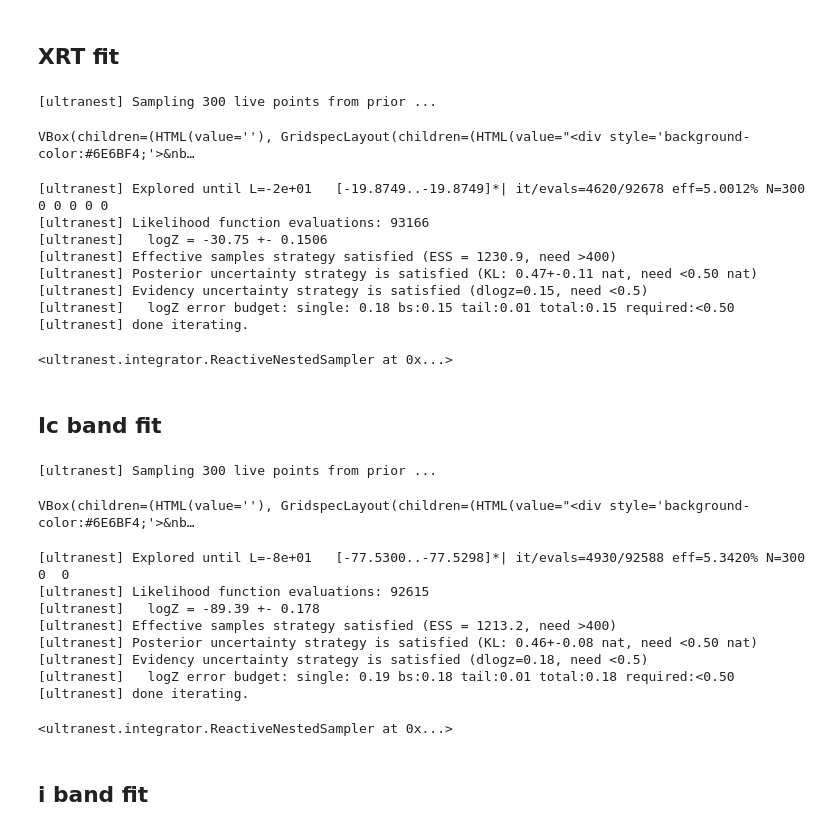
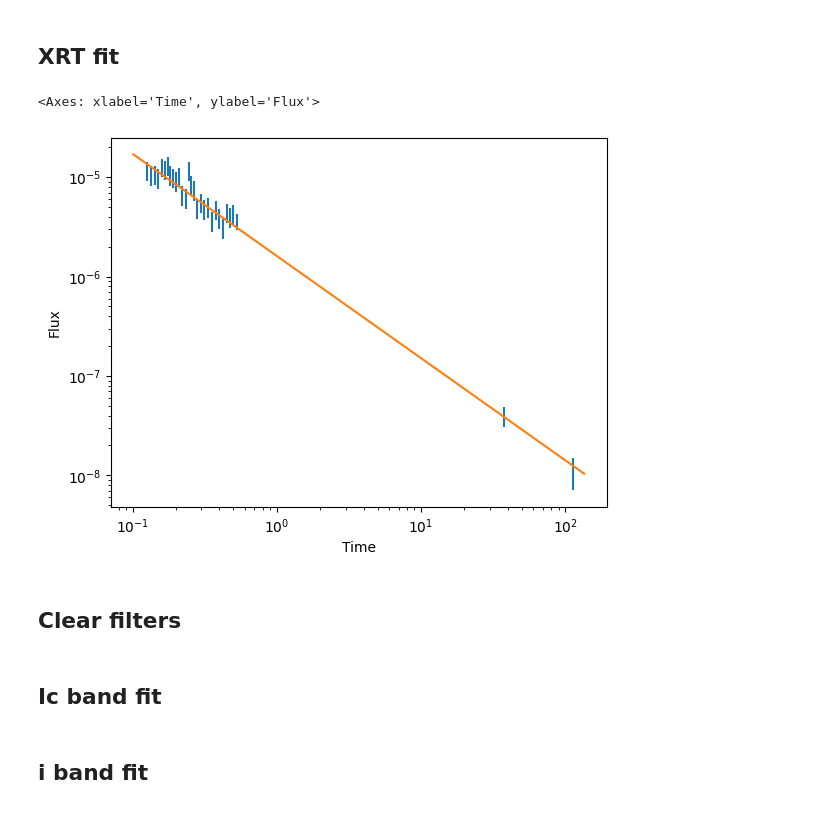
Before and after one commit to 7DimensionalTelescope/GRB251013C, a Jupyter notebook: run.ipynb, the cells around one changed output. Drawn from its saved outputs; the diff is of its cells as text; code cells hidden in the pictures.

```diff
--- a/run.ipynb
+++ b/run.ipynb
@@ -60,21 +64,14 @@ from code.analysis import Analyzer
 from code.functions import *
 from code.prior import *
 # %%
-df = read_data("xrt")
-df = filter_data(df, exclude_time_range = (3e3,  1e4))
-y_err = np.array([max(np.abs(high), np.abs(low)) for high, low in zip(df["Flux_high"], df["Flux_low"])])
-
-alz_xrt = Analyzer(df["Time"]/3600, df["Flux"], power_law, y_data_error=y_err)
-alz_xrt.run()
+df_xrt = read_data("xrt")
+df_filtered = filter_data(df_xrt, exclude_time_range = (3e3,  1e4))
+y_err = np.array([max(np.abs(high), np.abs(low)) for high, low in zip(df_filtered["Flux_high"], df_filtered["Flux_low"])])
+alz_xrt = Analyzer(df_filtered["Time"]/3600, df_filtered["Flux"], power_law, y_data_error=y_err)
+alz_xrt.run(method="curve_fit")
-# %% [output]
-[ultranest] Sampling 300 live points from prior ...
-VBox(children=(HTML(value=''), GridspecLayout(children=(HTML(value="<div style='background-color:#6E6BF4;'>&nb…
-[ultranest] Explored until L=-2e+01   [-19.8749..-19.8749]*| it/evals=4620/92678 eff=5.0012% N=300     0 0 0 0 0
-[ultranest] Likelihood function evaluations: 93166
-[ultranest]   logZ = -30.75 +- 0.1506
-[ultranest] Effective samples strategy satisfied (ESS = 1230.9, need >400)
-[ultranest] Posterior uncertainty strategy is satisfied (KL: 0.47+-0.11 nat, need <0.50 nat)
-[ultranest] Evidency uncertainty strategy is satisfied (dlogz=0.15, need <0.5)
-[ultranest]   logZ error budget: single: 0.18 bs:0.15 tail:0.01 total:0.15 required:<0.50
-[ultranest] done iterating.
-<ultranest.integrator.ReactiveNestedSampler at 0x...>
+# %%
+alz_xrt.plot_data()
+alz_xrt.plot_model()
+# %% [output]
+<Axes: xlabel='Time', ylabel='Flux'>
+[figure, added]
@@ -80,0 +87,2 @@ VBox(children=(HTML(value=''), GridspecLayout(children=(HTML(value="<div style='
+# %% [markdown]
+## Clear filters
@@ -83,20 +101,8 @@ VBox(children=(HTML(value=''), GridspecLayout(children=(HTML(value="<div style='
 # %%
 df = read_data("circular", add_converted_flux=True)
 df = filter_data(df, filter_name=["Ic"], remove_upper_limits=True, facility_name= "Leavitt")
-alz_Ic = Analyzer(df["Time"], df["flux_mJy"], power_law, y_data_error=df["flux_error_mJy"])
-alz_Ic.run()
+alz_Ic = Analyzer(df["Time"], df["flux_mJy"], broken_power_law, y_data_error=df["flux_error_mJy"])
+alz_Ic.run(method="curve_fit")
-# %% [output]
-[ultranest] Sampling 300 live points from prior ...
-VBox(children=(HTML(value=''), GridspecLayout(children=(HTML(value="<div style='background-color:#6E6BF4;'>&nb…
-[ultranest] Explored until L=-8e+01   [-77.5300..-77.5298]*| it/evals=4930/92588 eff=5.3420% N=300      0  0
-[ultranest] Likelihood function evaluations: 92615
-[ultranest]   logZ = -89.39 +- 0.178
-[ultranest] Effective samples strategy satisfied (ESS = 1213.2, need >400)
-[ultranest] Posterior uncertainty strategy is satisfied (KL: 0.46+-0.08 nat, need <0.50 nat)
-[ultranest] Evidency uncertainty strategy is satisfied (dlogz=0.18, need <0.5)
-[ultranest]   logZ error budget: single: 0.19 bs:0.18 tail:0.01 total:0.18 required:<0.50
-[ultranest] done iterating.
-<ultranest.integrator.ReactiveNestedSampler at 0x...>
 # %% [markdown]
 ## i band fit
 # %%
```
Also changed, not shown: parts of 18 cells of this notebook, 9 other files.
